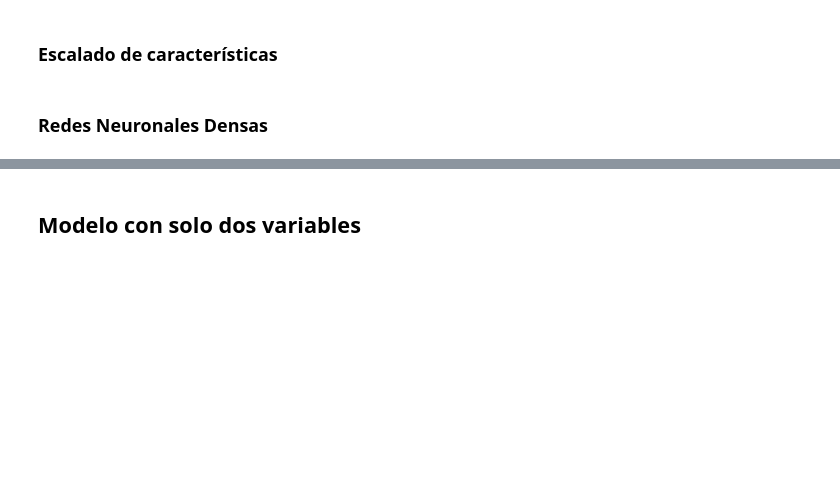
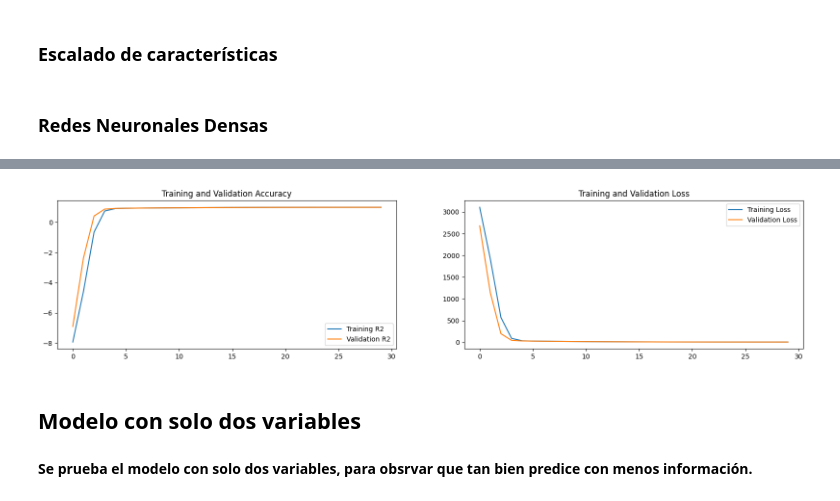
Before and after one commit to GusFontana404/AA2-TUIA-Fontana-Leguiza, a Jupyter notebook: PROBLEMA1/AA2_TP1_Ej1.ipynb, the cells around one changed output, grey strips where cells are left out. Cells and saved outputs as stored; diff of their text form; code cells hidden in the pictures; blank space fills up the shorter version.

```diff
--- a/PROBLEMA1/AA2_TP1_Ej1.ipynb
+++ b/PROBLEMA1/AA2_TP1_Ej1.ipynb
@@ -173,16 +195,27 @@ Model: "sequential_8"
+# %%
+# Definir métrica para evaluar el rendimiento
+def r2_score(y_true, y_pred):
+    """Calcula el coeficiente de determinación R²."""
+    ss_total = tf.reduce_sum(tf.square(y_true - tf.reduce_mean(y_true)))
+    ss_residual = tf.reduce_sum(tf.square(y_true - y_pred))
+    return 1 - ss_residual / (ss_total + tf.keras.backend.epsilon())
 # %%
-# COMPILAR MODELO
-model.compile(optimizer=tf.keras.optimizers.Adam(learning_rate=0.05),
-              loss='mse',
-              metrics=['mse'])
+# Callback
+early_stopping = EarlyStopping(monitor='val_loss', patience=5)
 
-# ENTRENAR MODELO
+# Compilar
+model.compile(optimizer=tf.keras.optimizers.Adam(learning_rate=1e-3),
+              loss='mean_squared_error',
+              metrics=[r2_score])
+
+# Entrenar el modelo
 history = model.fit(
     x = x_train_std,
     y= y_train,
     validation_data=(x_val_std, y_val),
     epochs=30,
     batch_size=32,
+    callbacks=[EarlyStopping(monitor='val_loss', patience=5)]
 )
 # %% [output]
 Epoch 1/30
@@ -205,3 +238,31 @@ Epoch 30/30
+# %%
+# Comparar la evolución del r2 y el loss de train y val
+train_r2_score = history.history['r2_score']
+val_r2_score = history.history['val_r2_score']
+
+loss = history.history['loss']
+val_loss = history.history['val_loss']
+
+epochs_range = range(30)
+
+plt.figure(figsize=(20, 4))
+
+plt.subplot(1, 2, 1)
+plt.plot(epochs_range, train_r2_score, label='Training R2')
+plt.plot(epochs_range, val_r2_score, label='Validation R2')
+plt.legend(loc='lower right')
+plt.title('Training and Validation Accuracy')
+
+plt.subplot(1, 2, 2)
+plt.plot(epochs_range, loss, label='Training Loss')
+plt.plot(epochs_range, val_loss, label='Validation Loss')
+plt.legend(loc='upper right')
+plt.title('Training and Validation Loss')
+plt.show()
+# %% [output]
+[figure, added]
 # %% [markdown]
 ## **Modelo con solo dos variables**
+# %% [markdown]
+**Se prueba el modelo con solo dos variables, para obsrvar que tan bien predice con menos información.**
 # %%
```
Also changed, not shown: parts of 31 cells of this notebook.
